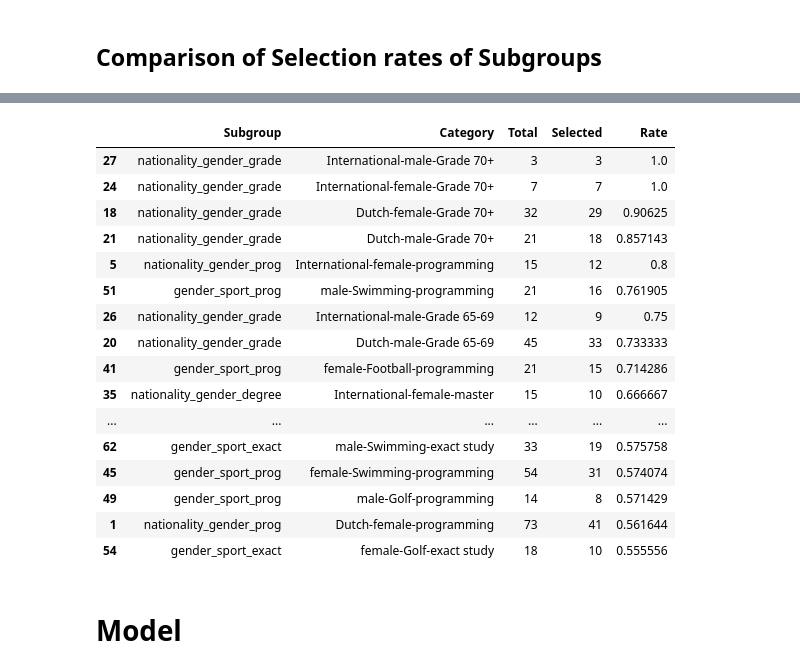
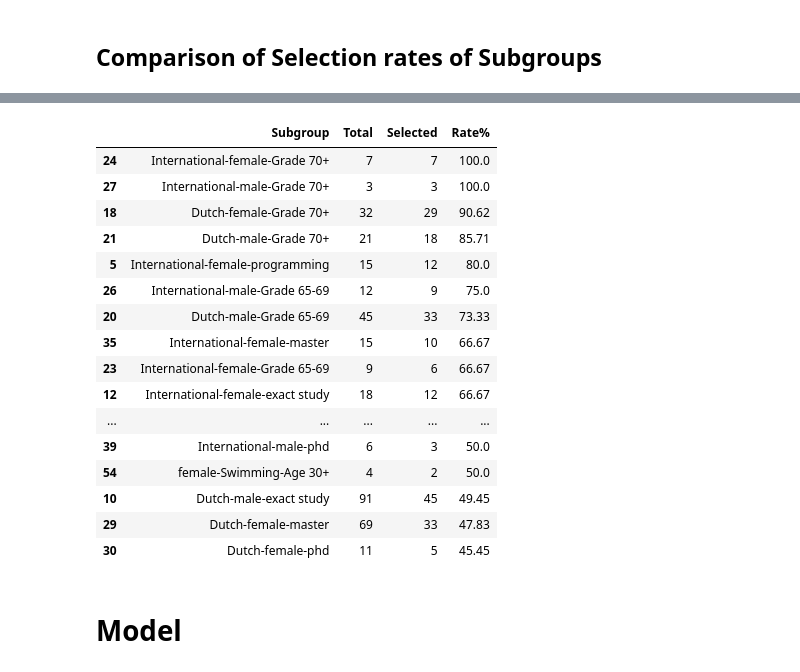
Before and after one commit to kwah-space/IDS-draft, a Jupyter notebook: A3 model.ipynb, the cells around one changed output, grey strips where cells are left out. Saved outputs shown, nothing was run; the diff lists cells and outputs as text; code cells hidden in the pictures.

```diff
--- a/A3 model.ipynb
+++ b/A3 model.ipynb
@@ -296,9 +213,8 @@ Name: nationality_gender_prog, dtype: int64
 # %%
-filtered_data_copy['nationality_gender_prog'] = filtered_data_copy['nationality_gender'] + '-' + filtered_data_copy['ind-programming_exp'].apply(lambda x: 'programming' if x else 'non-programming')
-filtered_data_copy['nationality_gender_exact'] = filtered_data_copy['nationality_gender'] + '-' + filtered_data_copy['ind-exact_study'].apply(lambda x: 'exact study' if x else 'non-exact_study')
-filtered_data_copy['nationality_gender_grade'] = filtered_data_copy['nationality_gender'] + '-' + filtered_data_copy['grade_group'].astype(str)
-filtered_data_copy['nationality_gender_degree'] = filtered_data_copy['nationality_gender']  + '-' + filtered_data_copy['ind-degree'].astype(str)
-filtered_data_copy['gender_sport_prog'] = filtered_data_copy['gender_sport']  + '-' + filtered_data_copy['ind-programming_exp'].apply(lambda x: 'programming' if x else 'non-programming')
-filtered_data_copy['gender_sport_exact'] = filtered_data_copy['gender_sport']  + '-' + filtered_data_copy['ind-exact_study'].apply(lambda x: 'exact study' if x else 'non-exact_study')
-
-filtered_data_copy.info()
+# Create subgroups
+filtered_data['nationality_gender_prog'] = filtered_data['nationality_gender'] + '-' + filtered_data['ind-programming_exp'].apply(lambda x: 'programming' if x else 'non-programming')
+filtered_data['nationality_gender_exact'] = filtered_data['nationality_gender'] + '-' + filtered_data['ind-exact_study'].apply(lambda x: 'exact study' if x else 'non-exact_study')
+filtered_data['nationality_gender_grade'] = filtered_data['nationality_gender'] + '-' + filtered_data['grade_group'].astype(str)
+filtered_data['nationality_gender_degree'] = filtered_data['nationality_gender']  + '-' + filtered_data['ind-degree'].astype(str)
+filtered_data['gender_sport'] = filtered_data['gender']  + '-' + filtered_data['sport']
+filtered_data['gender_sport_age'] = filtered_data['gender']  + '-' + filtered_data['sport'] + '-' + filtered_data['age_group'].astype(str)
@@ -323,49 +221,48 @@ memory usage: 69.1+ KB
 # %%
 subgroup_list = [
     'nationality_gender_prog',
     'nationality_gender_exact',
     'nationality_gender_grade',
     'nationality_gender_degree',
-    'gender_sport_prog',
-    'gender_sport_exact'
+    'gender_sport',
+    'gender_sport_age'
 ]
 
-subgroup_summary_corrected = pd.DataFrame(columns=['Subgroup', 'Category', 'Total', 'Selected', 'Rate'])
+subgroup_summary_corrected = pd.DataFrame(columns=['Subgroup', 'Total', 'Selected', 'Rate%'])
 
 # Recalculate metrics for each subgroup
 for subgroup in subgroup_list:
     # Group by the subgroup and calculate metrics
-    subgroup_data = filtered_data_copy.groupby(subgroup)['decision'].agg(['count', 'sum']).reset_index()
-    subgroup_data['Rate'] = subgroup_data['sum'] / subgroup_data['count']
+    subgroup_data = filtered_data.groupby(subgroup)['decision'].agg(['count', 'sum']).reset_index()
+    subgroup_data['Rate%'] = round((subgroup_data['sum'] / subgroup_data['count'] * 100),2)
 
     # Rename columns for clarity and consistency
-    subgroup_data.columns = ['Category', 'Total', 'Selected', 'Rate']
-    subgroup_data['Subgroup'] = subgroup
+    subgroup_data.columns = ['Subgroup', 'Total', 'Selected', 'Rate%']
 
     # Append to the summary DataFrame
     subgroup_summary_corrected = pd.concat([subgroup_summary_corrected, subgroup_data], ignore_index=True)
 
-subgroup_summary_corrected = subgroup_summary_corrected.sort_values(by=['Rate'], ascending=False)
+subgroup_summary_corrected = subgroup_summary_corrected.sort_values(by=['Rate%'], ascending=False)
 
 subgroup_summary_corrected.head(20)  # Displaying first 15 rows for a quick view
 # %% [output]
-|  | Subgroup | Category | Total | Selected | Rate |
-| 27 | nationality_gender_grade | International-male-Grade 70+ | 3 | 3 | 1.0 |
-| 24 | nationality_gender_grade | International-female-Grade 70+ | 7 | 7 | 1.0 |
-| 18 | nationality_gender_grade | Dutch-female-Grade 70+ | 32 | 29 | 0.90625 |
-| 21 | nationality_gender_grade | Dutch-male-Grade 70+ | 21 | 18 | 0.857143 |
-| 5 | nationality_gender_prog | International-female-programming | 15 | 12 | 0.8 |
-| 51 | gender_sport_prog | male-Swimming-programming | 21 | 16 | 0.761905 |
-| 26 | nationality_gender_grade | International-male-Grade 65-69 | 12 | 9 | 0.75 |
-| 20 | nationality_gender_grade | Dutch-male-Grade 65-69 | 45 | 33 | 0.733333 |
-| 41 | gender_sport_prog | female-Football-programming | 21 | 15 | 0.714286 |
-| 35 | nationality_gender_degree | International-female-master | 15 | 10 | 0.666667 |
-| ... | ... | ... | ... | ... | ... |
-| 62 | gender_sport_exact | male-Swimming-exact study | 33 | 19 | 0.575758 |
-| 45 | gender_sport_prog | female-Swimming-programming | 54 | 31 | 0.574074 |
-| 49 | gender_sport_prog | male-Golf-programming | 14 | 8 | 0.571429 |
-| 1 | nationality_gender_prog | Dutch-female-programming | 73 | 41 | 0.561644 |
-| 54 | gender_sport_exact | female-Golf-exact study | 18 | 10 | 0.555556 |
+|  | Subgroup | Total | Selected | Rate% |
+| 24 | International-female-Grade 70+ | 7 | 7 | 100.0 |
+| 27 | International-male-Grade 70+ | 3 | 3 | 100.0 |
+| 18 | Dutch-female-Grade 70+ | 32 | 29 | 90.62 |
+| 21 | Dutch-male-Grade 70+ | 21 | 18 | 85.71 |
+| 5 | International-female-programming | 15 | 12 | 80.0 |
+| 26 | International-male-Grade 65-69 | 12 | 9 | 75.0 |
+| 20 | Dutch-male-Grade 65-69 | 45 | 33 | 73.33 |
+| 35 | International-female-master | 15 | 10 | 66.67 |
+| 23 | International-female-Grade 65-69 | 9 | 6 | 66.67 |
+| 12 | International-female-exact study | 18 | 12 | 66.67 |
+| ... | ... | ... | ... | ... |
+| 39 | International-male-phd | 6 | 3 | 50.0 |
+| 54 | female-Swimming-Age 30+ | 4 | 2 | 50.0 |
+| 10 | Dutch-male-exact study | 91 | 45 | 49.45 |
+| 29 | Dutch-female-master | 69 | 33 | 47.83 |
+| 30 | Dutch-female-phd | 11 | 5 | 45.45 |
 # %% [markdown]
 # Model
 # %%
```
Also changed, not shown: parts of 25 cells of this notebook.
